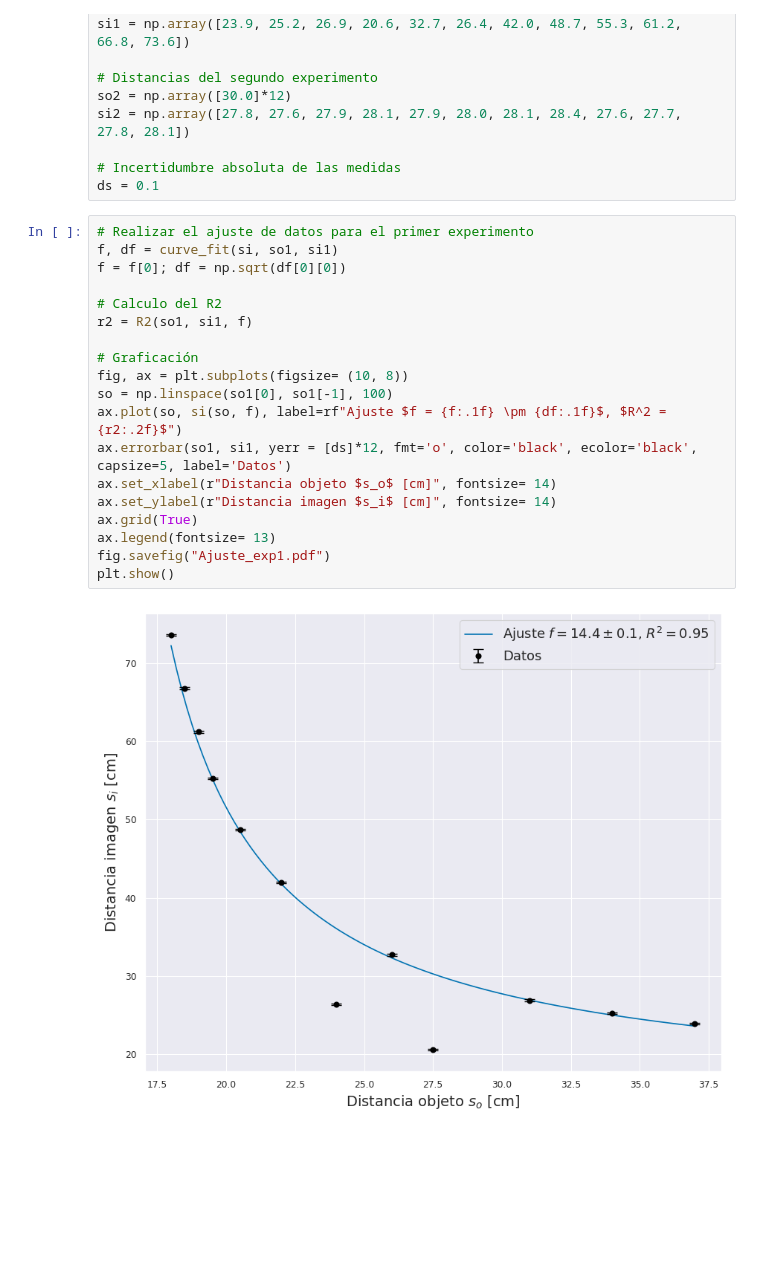
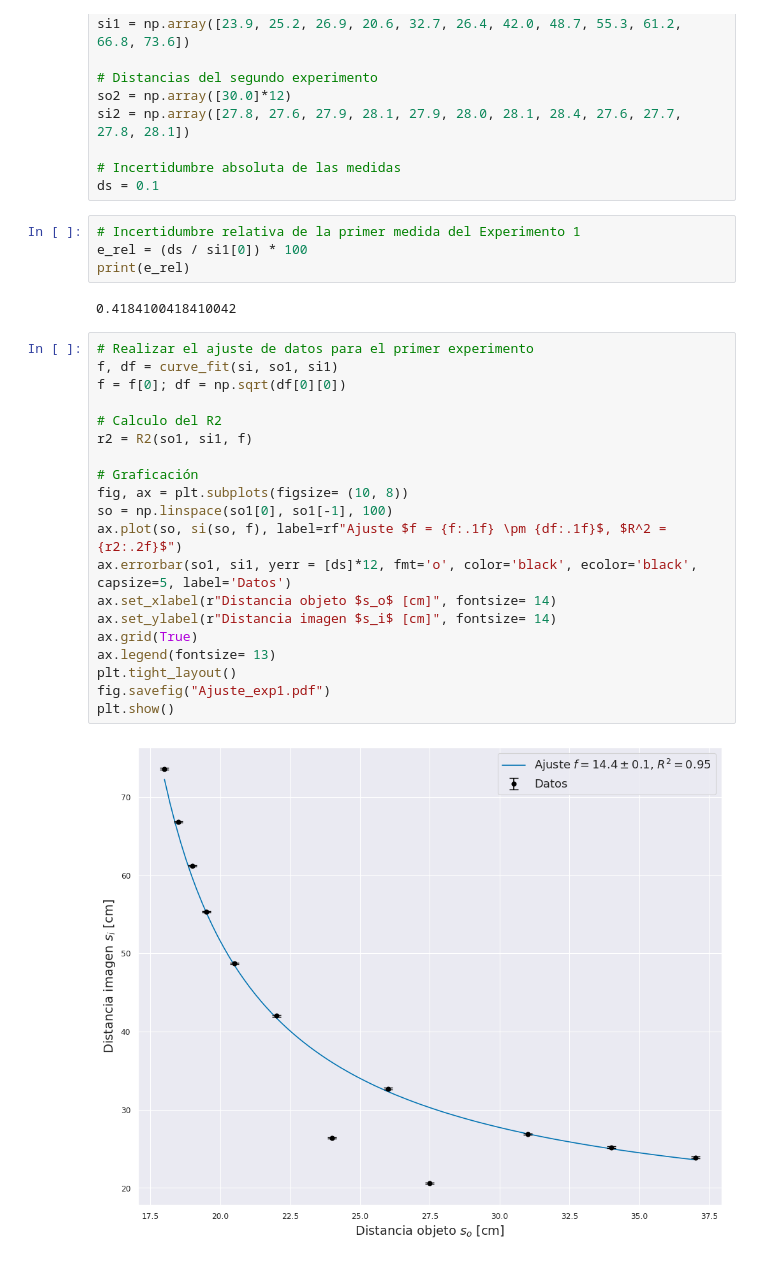
Before and after one commit to JuanSeguraUNAL/Mediciones_en_Optica_y_Acustica, a Jupyter notebook: practica0.ipynb, the cells around one changed output. Cells and saved outputs as stored; diff of their text form; blank space fills up the shorter version.

Commit message:
Correccion de experimento 1

```diff
--- a/practica0.ipynb
+++ b/practica0.ipynb
@@ -33,25 +33,32 @@ si2 = np.array([27.8, 27.6, 27.9, 28.1, 27.9, 28.0, 28.1, 28.4, 27.6, 27.7, 27.8
 
 # Incertidumbre absoluta de las medidas
 ds = 0.1
+# %%
+# Incertidumbre relativa de la primer medida del Experimento 1
+e_rel = (ds / si1[0]) * 100
+print(e_rel)
+# %% [output]
+0.4184100418410042
 # %%
 # Realizar el ajuste de datos para el primer experimento
 f, df = curve_fit(si, so1, si1)
 f = f[0]; df = np.sqrt(df[0][0])
 
 # Calculo del R2
 r2 = R2(so1, si1, f)
 
 # Graficación
 fig, ax = plt.subplots(figsize= (10, 8))
 so = np.linspace(so1[0], so1[-1], 100)
 ax.plot(so, si(so, f), label=rf"Ajuste $f = {f:.1f} \pm {df:.1f}$, $R^2 = {r2:.2f}$")
 ax.errorbar(so1, si1, yerr = [ds]*12, fmt='o', color='black', ecolor='black', capsize=5, label='Datos')
 ax.set_xlabel(r"Distancia objeto $s_o$ [cm]", fontsize= 14)
 ax.set_ylabel(r"Distancia imagen $s_i$ [cm]", fontsize= 14)
 ax.grid(True)
 ax.legend(fontsize= 13)
+plt.tight_layout()
 fig.savefig("Ajuste_exp1.pdf")
 plt.show()
 # %% [output]
-[figure, old version]
+[figure, new version]
 # %%
```
Also changed, not shown: parts of 2 cells of this notebook.
